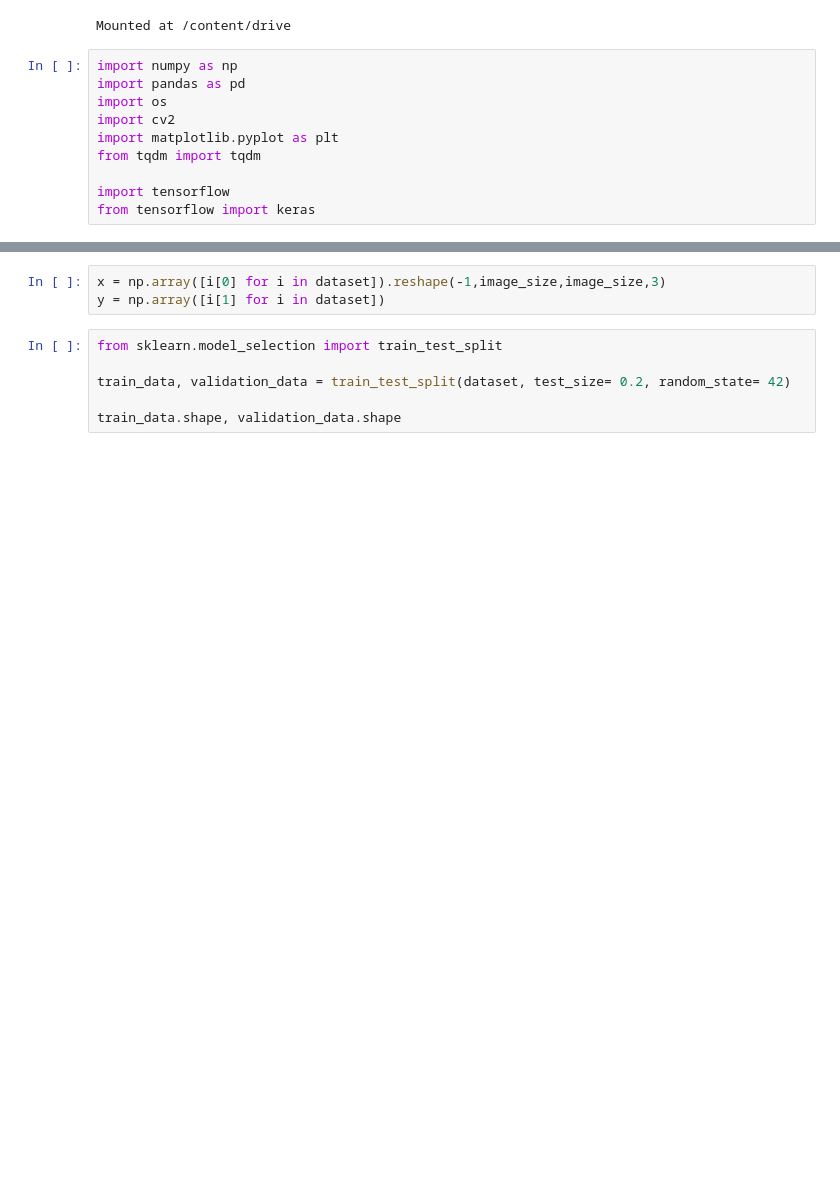
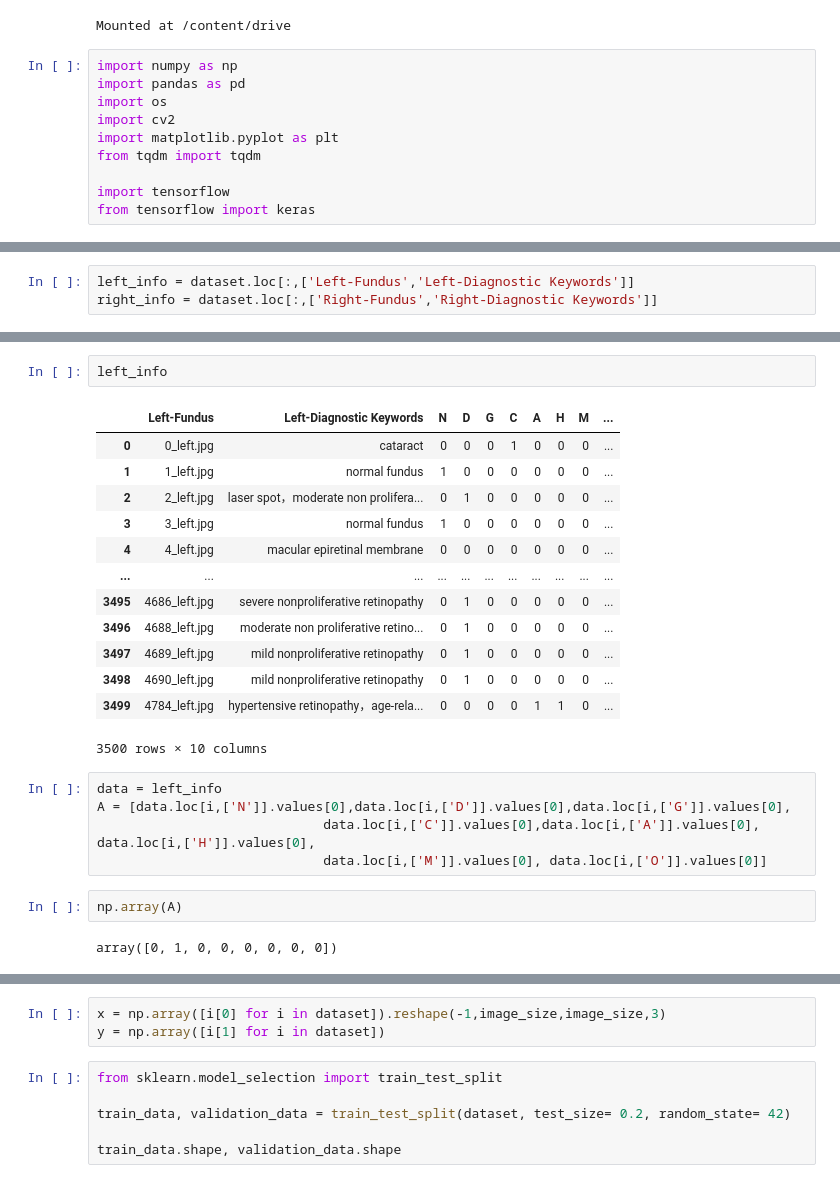
Before and after one commit to sanha-hwang/ocular_disease, a Jupyter notebook: ocular_disease.ipynb, the cells around one changed output, grey strips where cells are left out. Drawn from its saved outputs; the diff is of its cells as text; blank space fills up the shorter version.

```diff
--- a/ocular_disease.ipynb
+++ b/ocular_disease.ipynb
@@ -80,0 +80,3 @@ def gender(text):
+# %%
+left_info = dataset.loc[:,['Left-Fundus','Left-Diagnostic Keywords']]
+right_info = dataset.loc[:,['Right-Fundus','Right-Diagnostic Keywords']]
@@ -80,0 +104,25 @@ def gender(text):
+# %%
+left_info
+# %% [output]
+|  | Left-Fundus | Left-Diagnostic Keywords | N | D | G | C | A | H | M | ... |
+| 0 | 0_left.jpg | cataract | 0 | 0 | 0 | 1 | 0 | 0 | 0 | ... |
+| 1 | 1_left.jpg | normal fundus | 1 | 0 | 0 | 0 | 0 | 0 | 0 | ... |
+| 2 | 2_left.jpg | laser spot，moderate non prolifera... | 0 | 1 | 0 | 0 | 0 | 0 | 0 | ... |
+| 3 | 3_left.jpg | normal fundus | 1 | 0 | 0 | 0 | 0 | 0 | 0 | ... |
+| 4 | 4_left.jpg | macular epiretinal membrane | 0 | 0 | 0 | 0 | 0 | 0 | 0 | ... |
+| ... | ... | ... | ... | ... | ... | ... | ... | ... | ... | ... |
+| 3495 | 4686_left.jpg | severe nonproliferative retinopathy | 0 | 1 | 0 | 0 | 0 | 0 | 0 | ... |
+| 3496 | 4688_left.jpg | moderate non proliferative retino... | 0 | 1 | 0 | 0 | 0 | 0 | 0 | ... |
+| 3497 | 4689_left.jpg | mild nonproliferative retinopathy | 0 | 1 | 0 | 0 | 0 | 0 | 0 | ... |
+| 3498 | 4690_left.jpg | mild nonproliferative retinopathy | 0 | 1 | 0 | 0 | 0 | 0 | 0 | ... |
+| 3499 | 4784_left.jpg | hypertensive retinopathy，age-rela... | 0 | 0 | 0 | 0 | 1 | 1 | 0 | ... |
+3500 rows × 10 columns
+# %%
+data = left_info
+A = [data.loc[i,['N']].values[0],data.loc[i,['D']].values[0],data.loc[i,['G']].values[0],
+                             data.loc[i,['C']].values[0],data.loc[i,['A']].values[0], data.loc[i,['H']].values[0],
+                             data.loc[i,['M']].values[0], data.loc[i,['O']].values[0]]
+# %%
+np.array(A)
+# %% [output]
+array([0, 1, 0, 0, 0, 0, 0, 0])
```
Also changed, not shown: parts of 22 cells of this notebook.
